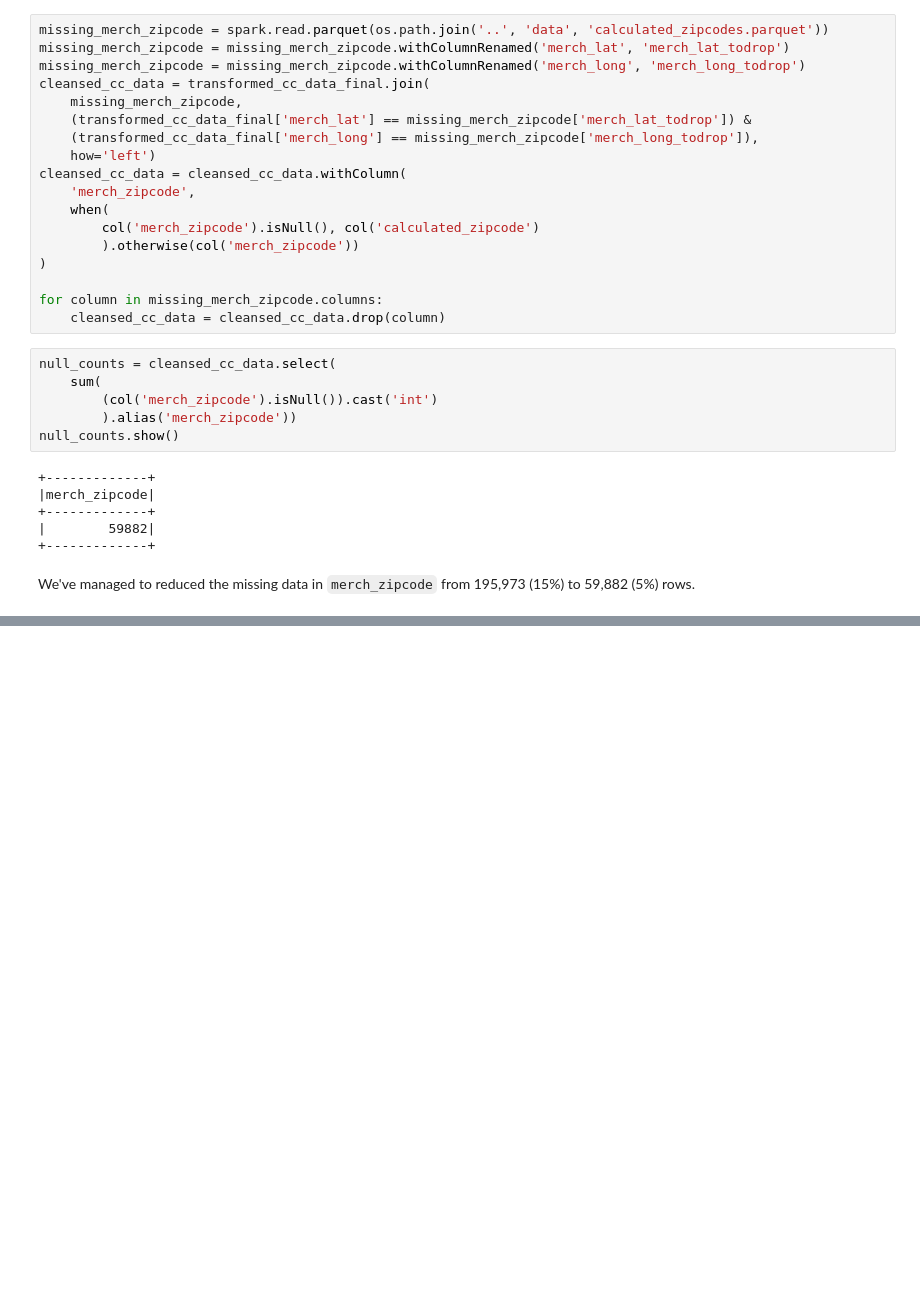
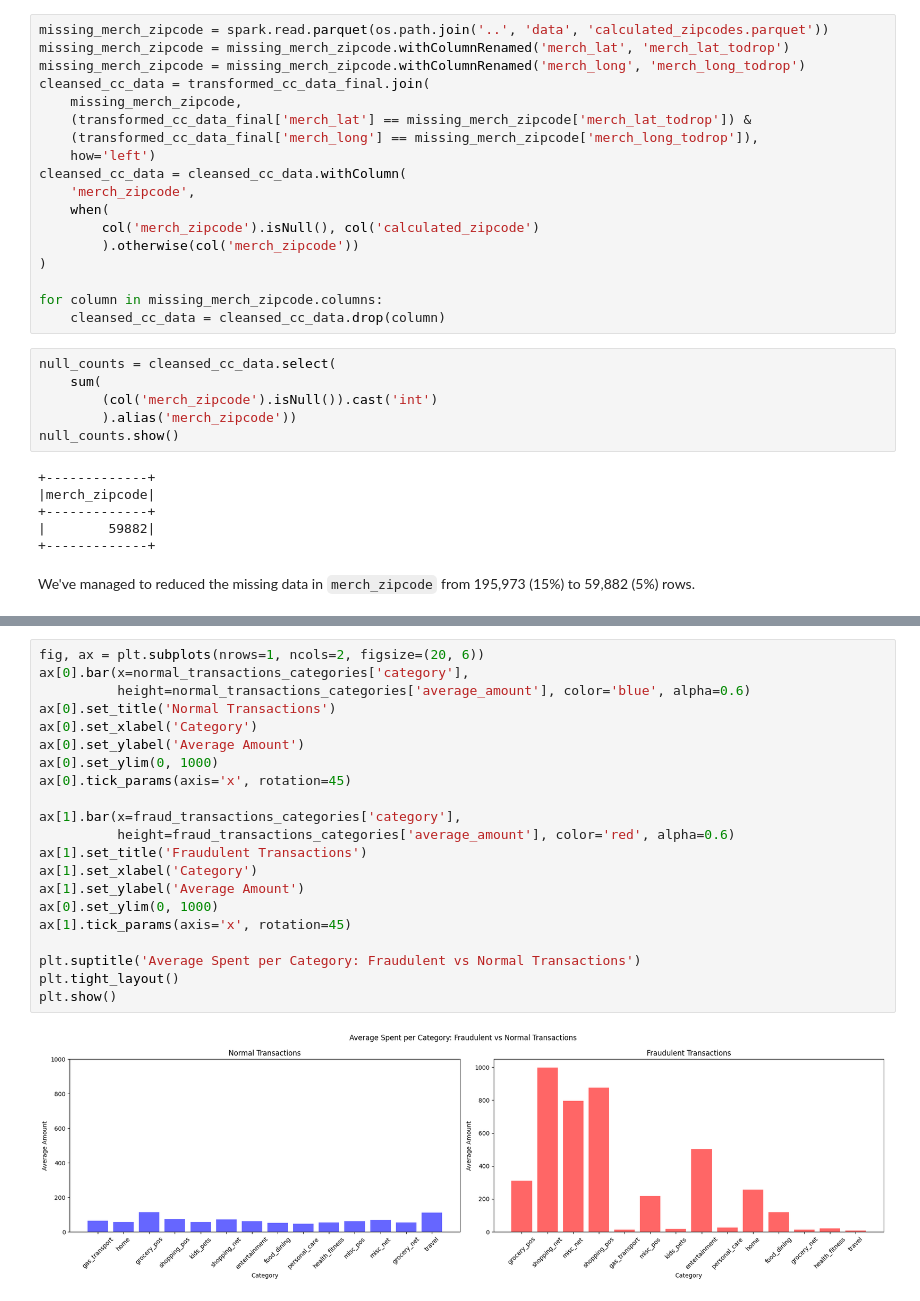
Before and after one commit to ApostropheArif/paynet-analyse-cc-data, a Jupyter notebook: src/EDA.ipynb, the cells around one changed output, grey strips where cells are left out. Saved outputs shown, nothing was run; the diff lists cells and outputs as text; blank space fills up the shorter version.

```diff
--- a/src/EDA.ipynb
+++ b/src/EDA.ipynb
@@ -802,0 +721,23 @@ only showing top 20 rows
+# %%
+fig, ax = plt.subplots(nrows=1, ncols=2, figsize=(20, 6))
+ax[0].bar(x=normal_transactions_categories['category'],
+          height=normal_transactions_categories['average_amount'], color='blue', alpha=0.6)
+ax[0].set_title('Normal Transactions')
+ax[0].set_xlabel('Category')
+ax[0].set_ylabel('Average Amount')
+ax[0].set_ylim(0, 1000)
+ax[0].tick_params(axis='x', rotation=45)
+
+ax[1].bar(x=fraud_transactions_categories['category'],
+          height=fraud_transactions_categories['average_amount'], color='red', alpha=0.6)
+ax[1].set_title('Fraudulent Transactions')
+ax[1].set_xlabel('Category')
+ax[1].set_ylabel('Average Amount')
+ax[0].set_ylim(0, 1000)
+ax[1].tick_params(axis='x', rotation=45)
+
+plt.suptitle('Average Spent per Category: Fraudulent vs Normal Transactions')
+plt.tight_layout()
+plt.show()
+# %% [output]
+[figure, added]
```
Also changed, not shown: parts of 51 cells of this notebook.
